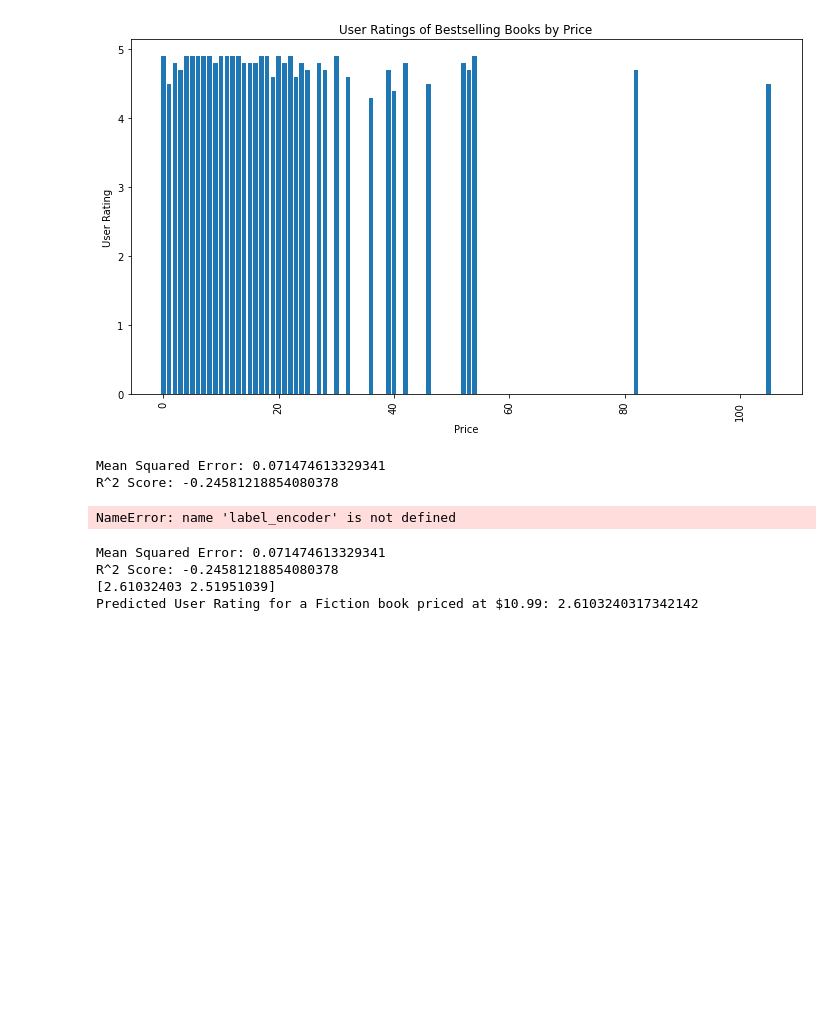
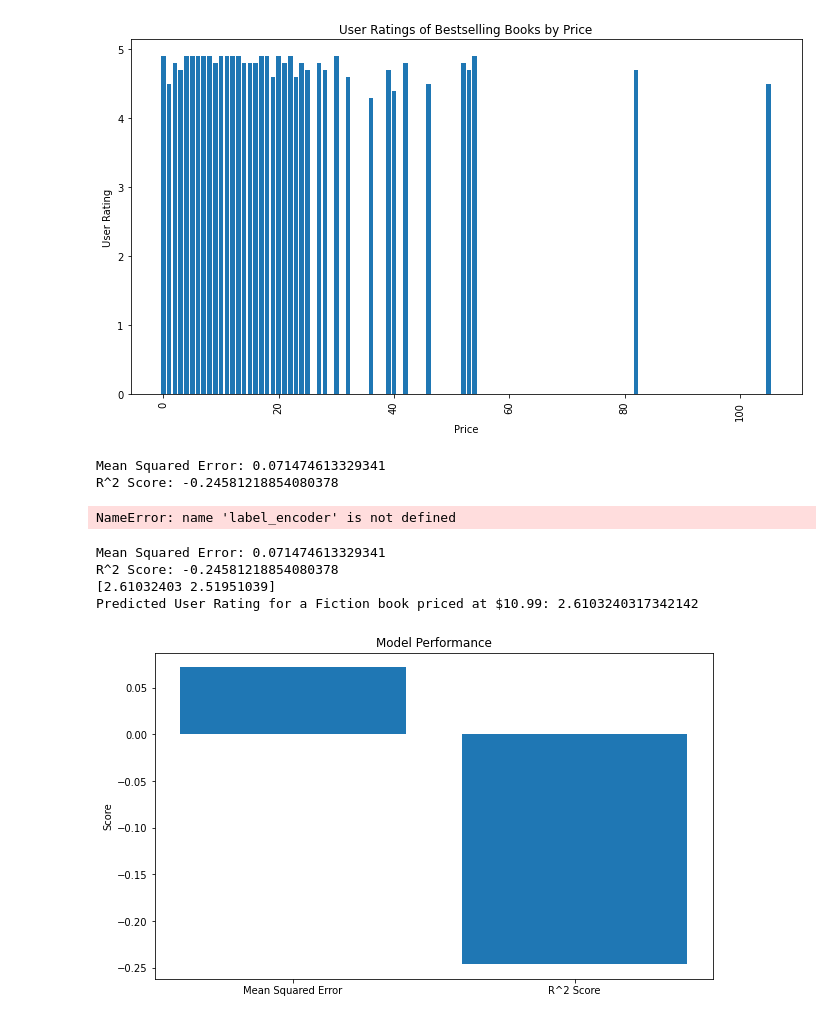
Before and after one commit to parekhrohan21/ml_analysis, a Jupyter notebook: amazon_beestsel.ipynb, the cells around one changed output. Cells and saved outputs as stored; diff of their text form; code cells hidden in the pictures; blank space fills up the shorter version.

```diff
--- a/amazon_beestsel.ipynb
+++ b/amazon_beestsel.ipynb
@@ -357,3 +357,19 @@ Mean Squared Error: 0.071474613329341
 R^2 Score: -0.24581218854080378
 [2.61032403 2.51951039]
 Predicted User Rating for a Fiction book priced at $10.99: 2.6103240317342142
+# %%
+# create a chart to understand mae and r^2 score
+def plot_model_performance(mse, r2):
+    plt.figure(figsize=(10, 6))
+    plt.bar(['Mean Squared Error', 'R^2 Score'], [mse, r2])
+    plt.ylabel('Score')
+    plt.title('Model Performance')
+    plt.show()
+# call plot_model_performance
+plot_model_performance(mse, r2)
+# create a function to save the model
+def save_model(model, filename):
+    joblib.dump(model, filename)
+    print(f"Model saved to {filename}")
+# %% [output]
+[figure, added]
```
